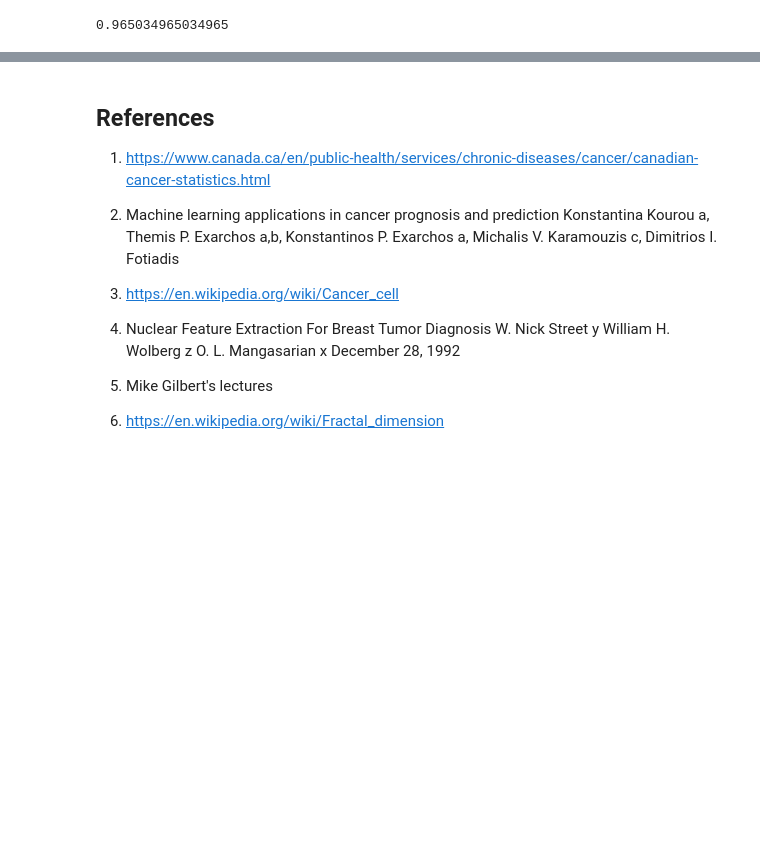
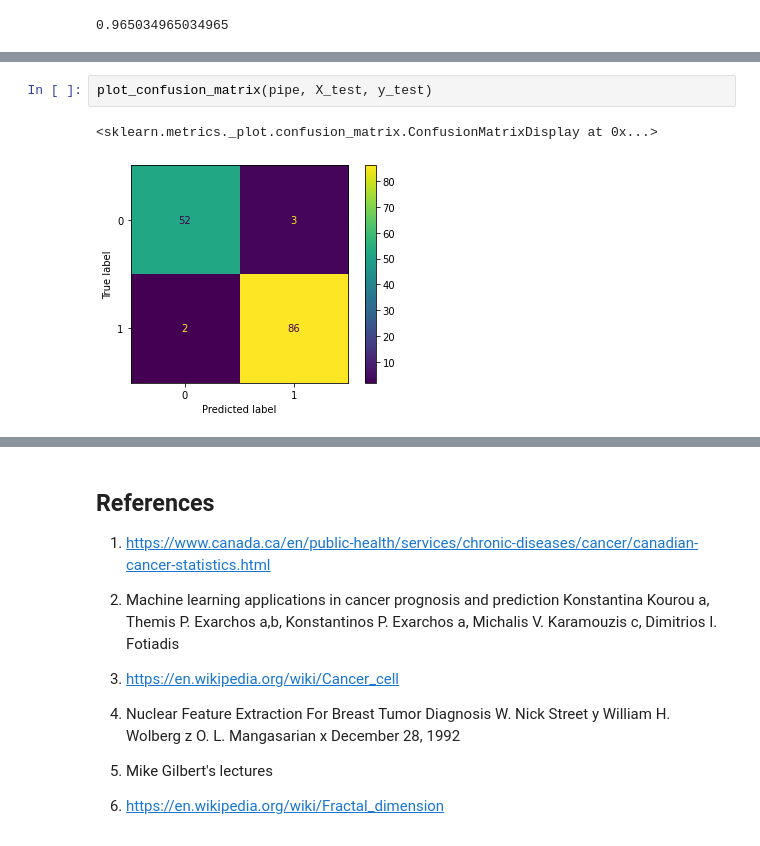
Before and after one commit to ramyar4321/MachineLearningCancer, a Jupyter notebook: MachineLearningCancerPerdiction.ipynb, the cells around one changed output, grey strips where cells are left out. Drawn from its saved outputs; the diff is of its cells as text; blank space fills up the shorter version.

```diff
--- a/MachineLearningCancerPerdiction.ipynb
+++ b/MachineLearningCancerPerdiction.ipynb
@@ -1499,0 +1521,5 @@ pipe.score(X_test, y_test)
+# %%
+plot_confusion_matrix(pipe, X_test, y_test)
+# %% [output]
+<sklearn.metrics._plot.confusion_matrix.ConfusionMatrixDisplay at 0x...>
+[figure, added]
```
Also changed, not shown: parts of 4 cells of this notebook.
